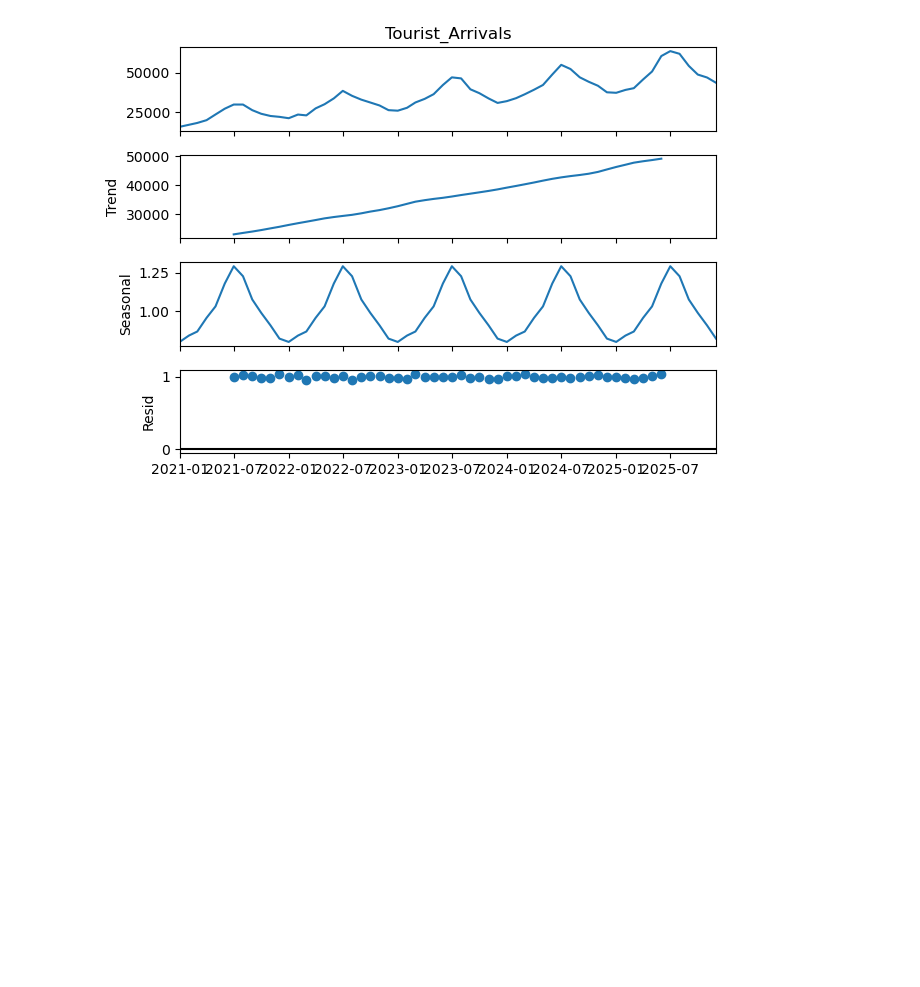
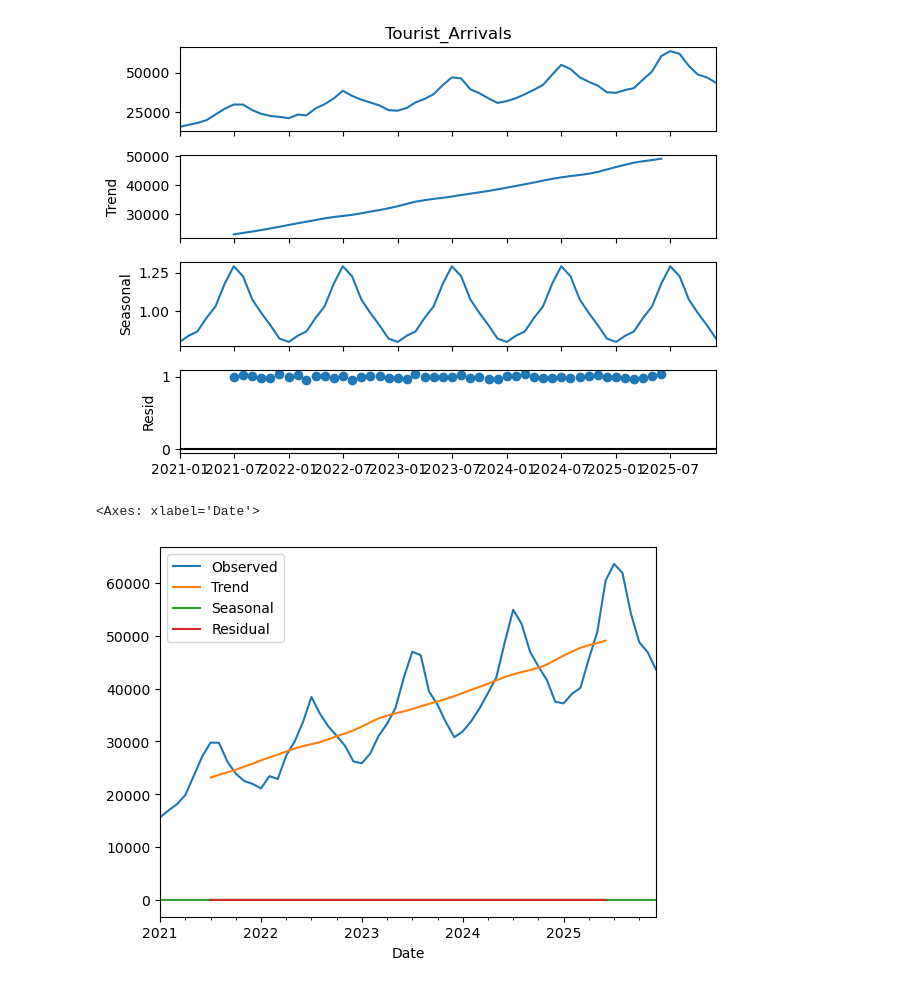
Before and after one commit to Shaunakrane914/Time-Series, a Jupyter notebook: Multiplicative_Composition.ipynb, the cells around one changed output. Cells and saved outputs as stored; diff of their text form; code cells hidden in the pictures; blank space fills up the shorter version.

Commit message:
Graphs

```diff
--- a/Multiplicative_Composition.ipynb
+++ b/Multiplicative_Composition.ipynb
@@ -183,3 +183,8 @@ result.plot()
 # %% [output]
 [figure]
 [figure]
+# %%
+decomp_df.plot()
+# %% [output]
+<Axes: xlabel='Date'>
+[figure, added]
```
